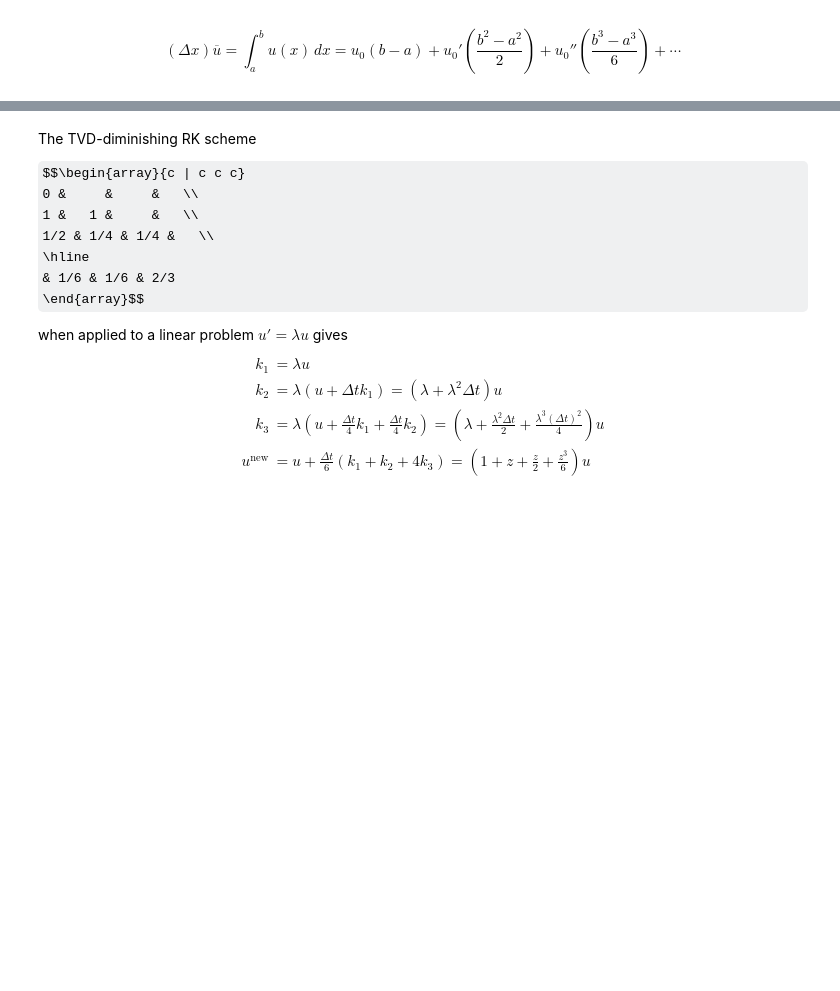
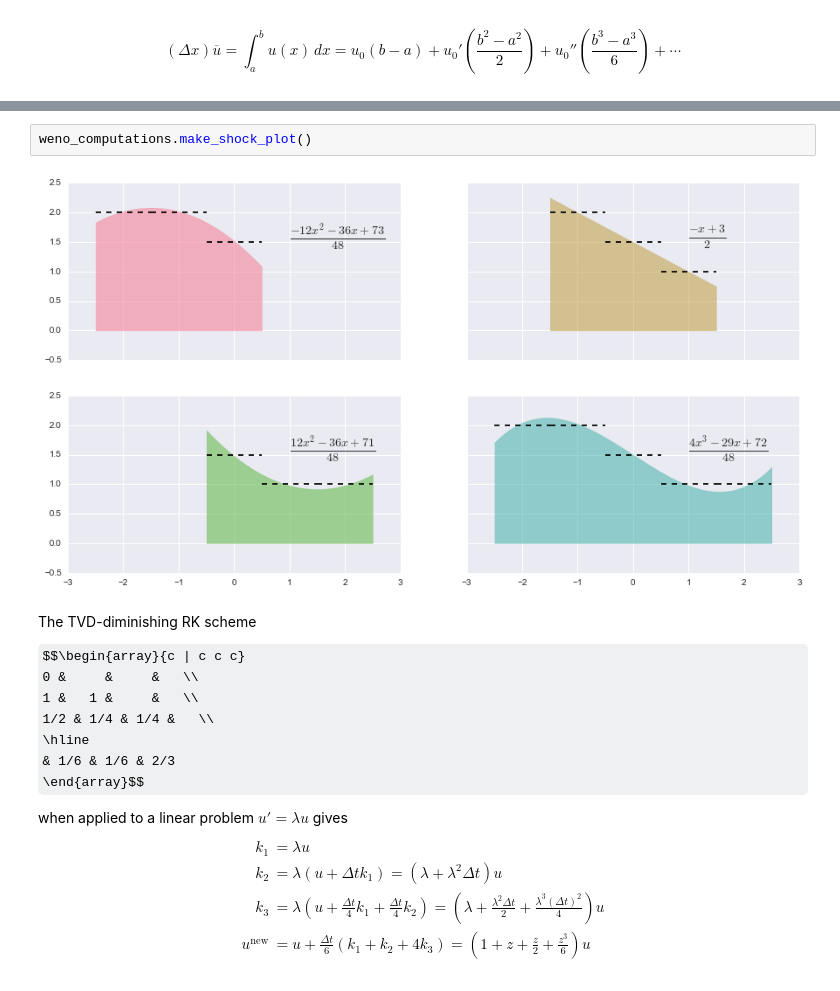
Before and after one commit to dhermes/berkeley-m273-s2016, a Jupyter notebook: class_preso/weno_computations.ipynb, the cells around one changed output, grey strips where cells are left out. Drawn from its saved outputs; the diff is of its cells as text; some formulas as TeX source; blank space fills up the shorter version.

```diff
--- a/class_preso/weno_computations.ipynb
+++ b/class_preso/weno_computations.ipynb
@@ -181,3 +192,7 @@ $$\left(\Delta x\right) \overline{u} = \int_a^b u(x) \, dx = u_0(b - a) + u_0' \
+# %%
+weno_computations.make_shock_plot()
+# %% [output]
+[figure, added]
 # %% [markdown]
 The TVD-diminishing RK scheme
 
```
Also changed, not shown: parts of 7 cells of this notebook, 1 other file.
